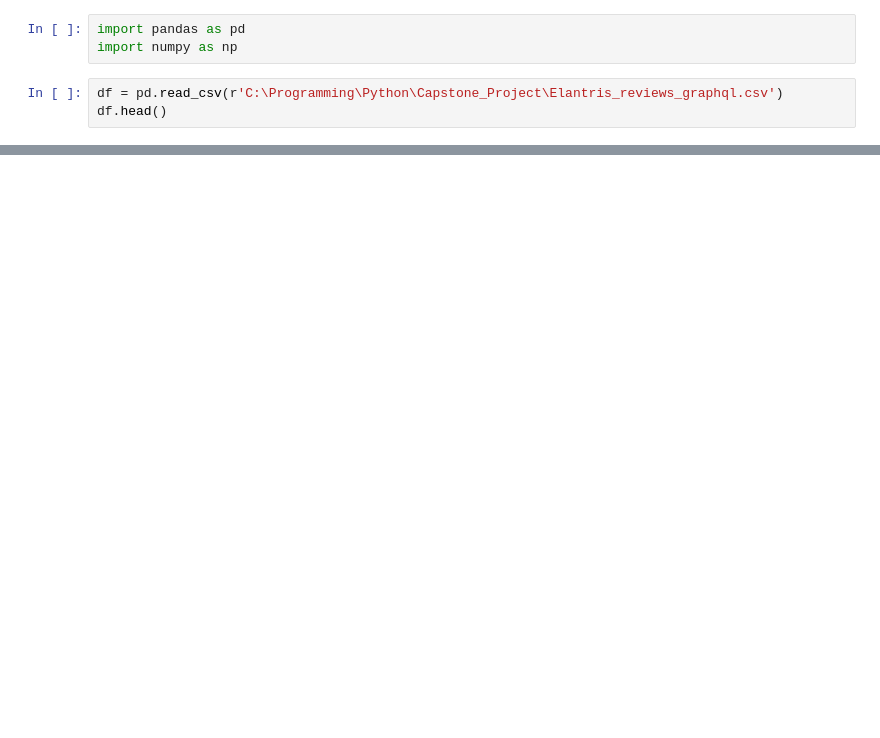
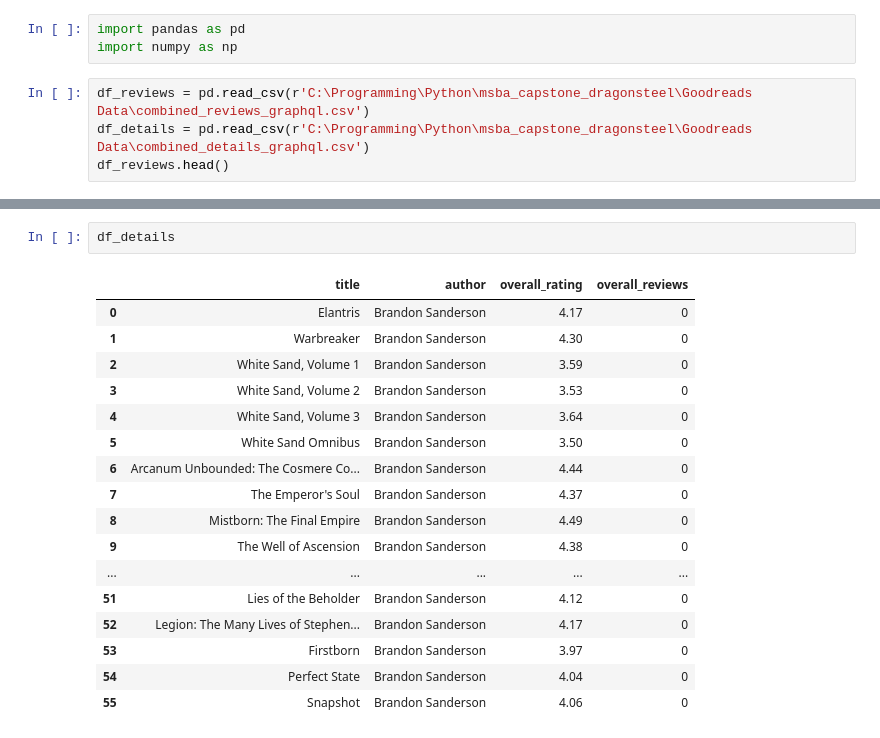
Before and after one commit to Gregag12/msba_capstone_dragonsteel, a Jupyter notebook: Exploratory.ipynb, the cells around one changed output, grey strips where cells are left out. Drawn from its saved outputs; the diff is of its cells as text; blank space fills up the shorter version.

```diff
--- a/Exploratory.ipynb
+++ b/Exploratory.ipynb
@@ -2,8 +2,9 @@
 import pandas as pd
 import numpy as np
 # %%
-df = pd.read_csv(r'C:\Programming\Python\Capstone_Project\Elantris_reviews_graphql.csv')
-df.head()
+df_reviews = pd.read_csv(r'C:\Programming\Python\msba_capstone_dragonsteel\Goodreads Data\combined_reviews_graphql.csv')
+df_details = pd.read_csv(r'C:\Programming\Python\msba_capstone_dragonsteel\Goodreads Data\combined_details_graphql.csv')
+df_reviews.head()
 # %% [output]
 |  | rating | review_text | created_at | likes | comment_count | review_length | word_count | book_title | ... |
 | 0 | 5 | To be fair, I was warned going in... | 2019-01-21 | 1149.0 | 227.0 | 907 | 180 | Elantris | ... |
@@ -11,4 +12,24 @@ df.head()
 | 2 | 4 | 4.31!“Remember, the past need not... | 2022-04-30 | 348.0 | 132.0 | 3344 | 624 | Elantris | ... |
 | 3 | 4 | Oh my God this is so contrary to ... | 2015-09-29 | 293.0 | 21.0 | 1987 | 356 | Elantris | ... |
 | 4 | 2 | Oh, Elantris, why must you tortur... | 2012-09-01 | 277.0 | 67.0 | 3450 | 563 | Elantris | ... |
+# %%
+df_details
+# %% [output]
+|  | title | author | overall_rating | overall_reviews |
+| 0 | Elantris | Brandon Sanderson | 4.17 | 0 |
+| 1 | Warbreaker | Brandon Sanderson | 4.30 | 0 |
+| 2 | White Sand, Volume 1 | Brandon Sanderson | 3.59 | 0 |
+| 3 | White Sand, Volume 2 | Brandon Sanderson | 3.53 | 0 |
+| 4 | White Sand, Volume 3 | Brandon Sanderson | 3.64 | 0 |
+| 5 | White Sand Omnibus | Brandon Sanderson | 3.50 | 0 |
+| 6 | Arcanum Unbounded: The Cosmere Co... | Brandon Sanderson | 4.44 | 0 |
+| 7 | The Emperor's Soul | Brandon Sanderson | 4.37 | 0 |
+| 8 | Mistborn: The Final Empire | Brandon Sanderson | 4.49 | 0 |
+| 9 | The Well of Ascension | Brandon Sanderson | 4.38 | 0 |
+| ... | ... | ... | ... | ... |
+| 51 | Lies of the Beholder | Brandon Sanderson | 4.12 | 0 |
+| 52 | Legion: The Many Lives of Stephen... | Brandon Sanderson | 4.17 | 0 |
+| 53 | Firstborn | Brandon Sanderson | 3.97 | 0 |
+| 54 | Perfect State | Brandon Sanderson | 4.04 | 0 |
+| 55 | Snapshot | Brandon Sanderson | 4.06 | 0 |
 # %%
```
Also changed, not shown: parts of 13 cells of this notebook.
